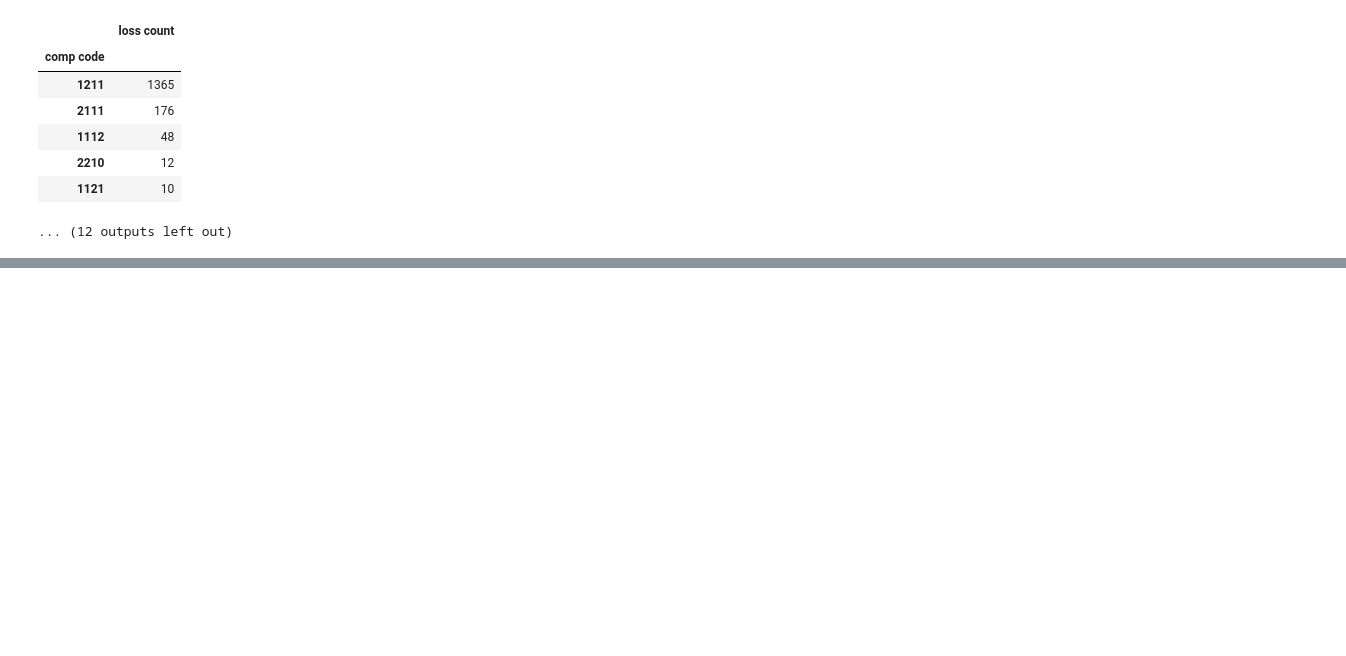
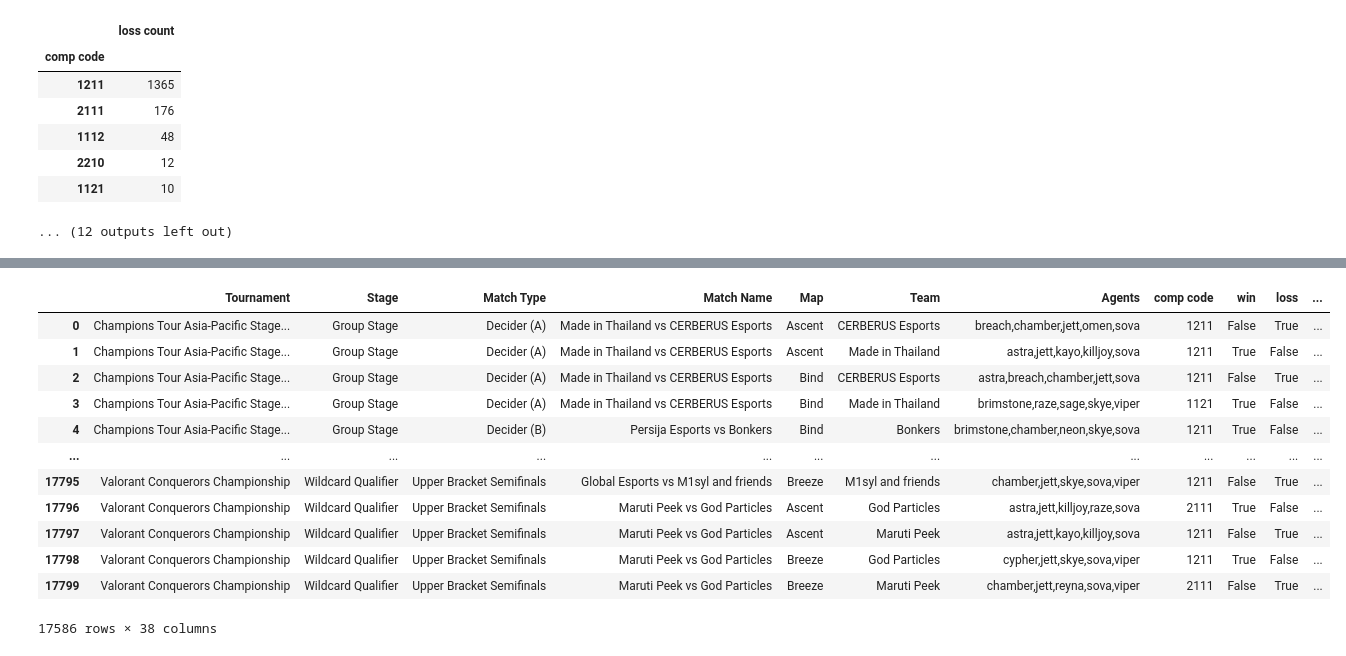
Before and after one commit to ahrlim/vct-erdos-project, a Jupyter notebook: notebooks/vct_2022_team_comp_exploration.ipynb, the cells around one changed output, grey strips where cells are left out. Saved outputs shown, nothing was run; the diff lists cells and outputs as text; code cells hidden in the pictures; blank space fills up the shorter version.

```diff
--- a/notebooks/vct_2022_team_comp_exploration.ipynb
+++ b/notebooks/vct_2022_team_comp_exploration.ipynb
@@ -528,3 +491,8 @@ Haven
 | 2210 | 12 |
 | 1121 | 10 |
 ... (12 outputs left out)
+# %%
+mapdf = pd.get_dummies(vct_2022_comp_data_cleaned["Map"])  #dataframe with map played info that will be appended to the cleaned dataframe.
+
+for map in maplist:
+    vct_2022_comp_data_cleaned.loc[:,map] = mapdf[map]
@@ -530,0 +506,12 @@ Haven
+# %%
+# I want to define a funtion to get columns of individual characters to do linear regression on maps and characters.
+# The following dictionary has all available characters in 2022 tournaments.  Characters played in other years are contained in this dictionary.
+roles = {"duelist": {"jett", "phoenix", "reyna", "raze", "yoru", "neon"},
+             "initiator": {"sova", "breach", "skye", "kayo", "fade"},
+             "controller": {"brimstone", "omen", "viper", "astra"},
+             "sentinel": {"cypher", "sage", "killjoy", "chamber"}}
+allcharacters = []
+for role, chars in roles.items():
+    allcharacters.extend(list(roles[role]))
+
+allcharacters
@@ -530,0 +538,28 @@ Haven
+# %%
+def is_in_comp(a: str, b: str) -> bool:
+    """
+    input: a charcter, and a team composition
+    output: True if given character is in the composition, False otherwise
+    """
+    agentcomp = b.split(",")
+    return a in agentcomp
+# %%
+for character in allcharacters:
+    for index, row in vct_2022_comp_data_cleaned.iterrows():
+        vct_2022_comp_data_cleaned.loc[:,character] = vct_2022_comp_data_cleaned["Agents"].apply(lambda x: is_in_comp(character, x))
+
+vct_2022_comp_data_cleaned
+# %% [output]
+|  | Tournament | Stage | Match Type | Match Name | Map | Team | Agents | comp code | win | loss | ... |
+| 0 | Champions Tour Asia-Pacific Stage... | Group Stage | Decider (A) | Made in Thailand vs CERBERUS Esports | Ascent | CERBERUS Esports | breach,chamber,jett,omen,sova | 1211 | False | True | ... |
+| 1 | Champions Tour Asia-Pacific Stage... | Group Stage | Decider (A) | Made in Thailand vs CERBERUS Esports | Ascent | Made in Thailand | astra,jett,kayo,killjoy,sova | 1211 | True | False | ... |
+| 2 | Champions Tour Asia-Pacific Stage... | Group Stage | Decider (A) | Made in Thailand vs CERBERUS Esports | Bind | CERBERUS Esports | astra,breach,chamber,jett,sova | 1211 | False | True | ... |
+| 3 | Champions Tour Asia-Pacific Stage... | Group Stage | Decider (A) | Made in Thailand vs CERBERUS Esports | Bind | Made in Thailand | brimstone,raze,sage,skye,viper | 1121 | True | False | ... |
+| 4 | Champions Tour Asia-Pacific Stage... | Group Stage | Decider (B) | Persija Esports vs Bonkers | Bind | Bonkers | brimstone,chamber,neon,skye,sova | 1211 | True | False | ... |
+| ... | ... | ... | ... | ... | ... | ... | ... | ... | ... | ... | ... |
+| 17795 | Valorant Conquerors Championship | Wildcard Qualifier | Upper Bracket Semifinals | Global Esports vs M1syl and friends | Breeze | M1syl and friends | chamber,jett,skye,sova,viper | 1211 | False | True | ... |
+| 17796 | Valorant Conquerors Championship | Wildcard Qualifier | Upper Bracket Semifinals | Maruti Peek vs God Particles | Ascent | God Particles | astra,jett,killjoy,raze,sova | 2111 | True | False | ... |
+| 17797 | Valorant Conquerors Championship | Wildcard Qualifier | Upper Bracket Semifinals | Maruti Peek vs God Particles | Ascent | Maruti Peek | astra,jett,kayo,killjoy,sova | 1211 | False | True | ... |
+| 17798 | Valorant Conquerors Championship | Wildcard Qualifier | Upper Bracket Semifinals | Maruti Peek vs God Particles | Breeze | God Particles | cypher,jett,skye,sova,viper | 1211 | True | False | ... |
+| 17799 | Valorant Conquerors Championship | Wildcard Qualifier | Upper Bracket Semifinals | Maruti Peek vs God Particles | Breeze | Maruti Peek | chamber,jett,reyna,sova,viper | 2111 | False | True | ... |
+17586 rows × 38 columns
```
Also changed, not shown: parts of 15 cells of this notebook, 5 other files.
